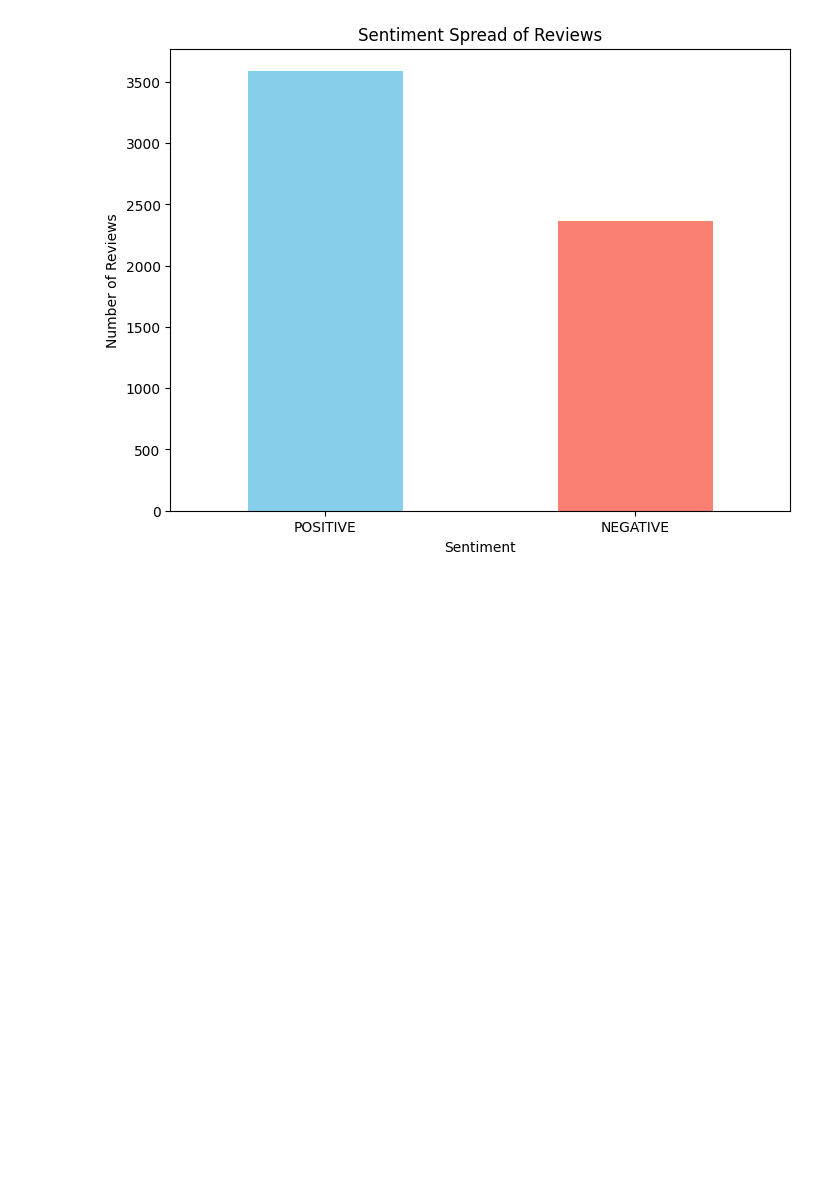
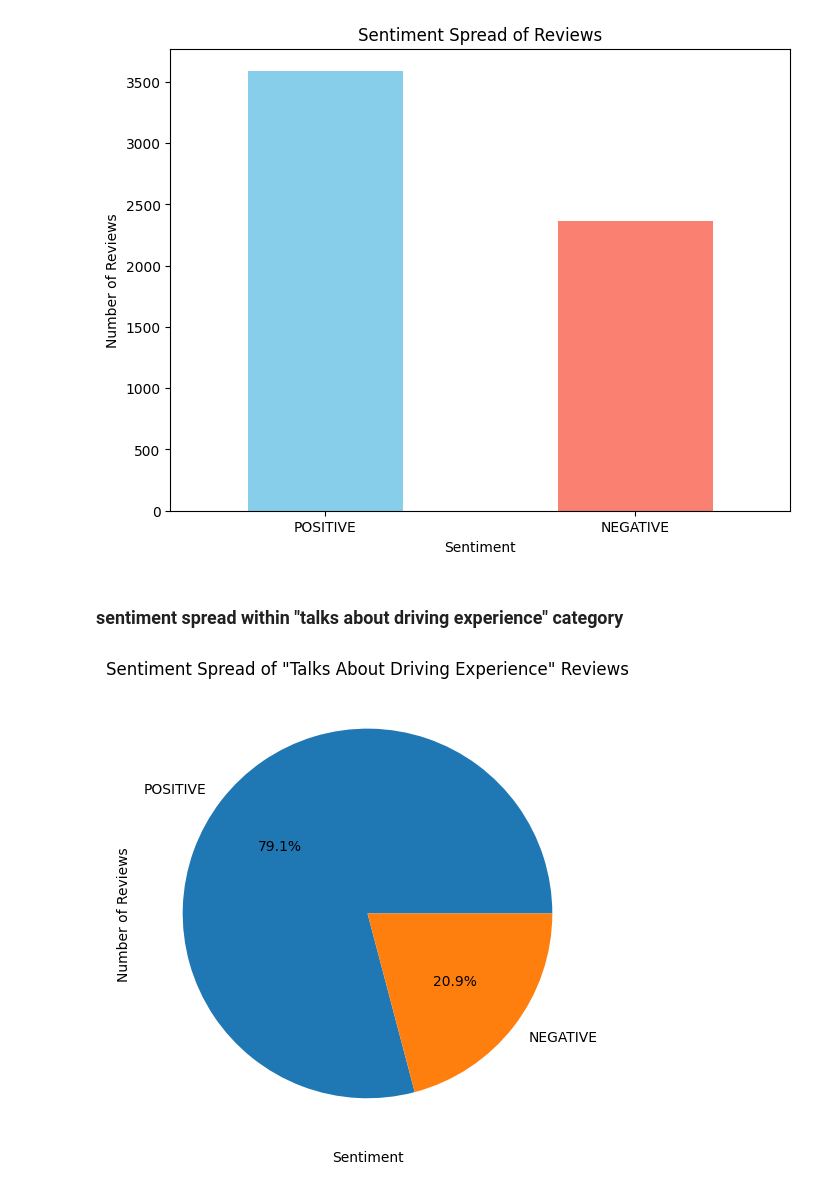
Before and after one commit to klijm01/The-Wheels-in-Motion, a Jupyter notebook: NLP.ipynb, the cells around one changed output. Saved outputs shown, nothing was run; the diff lists cells and outputs as text; code cells hidden in the pictures; blank space fills up the shorter version.

```diff
--- a/NLP.ipynb
+++ b/NLP.ipynb
@@ -106,3 +106,19 @@ plt.xticks(rotation=0)
 plt.show()
 # %% [output]
 [figure]
+# %% [markdown]
+### sentiment spread within "talks about driving experience" category
+# %%
+# Visualize the sentiment spread within "talks about driving experience" category
+driving_experience_reviews = df[df['talks about'] == "talks about driving experience"]
+sentiment_counts_driving_experience = driving_experience_reviews['sentiment'].value_counts()
+
+plt.figure(figsize=(8, 6))
+sentiment_counts_driving_experience.plot(kind='pie', autopct='%1.1f%%', color=['skyblue', 'salmon'])
+plt.title('Sentiment Spread of "Talks About Driving Experience" Reviews')
+plt.xlabel('Sentiment')
+plt.ylabel('Number of Reviews')
+plt.xticks(rotation=0)
+plt.show()
+# %% [output]
+[figure, added]
```
